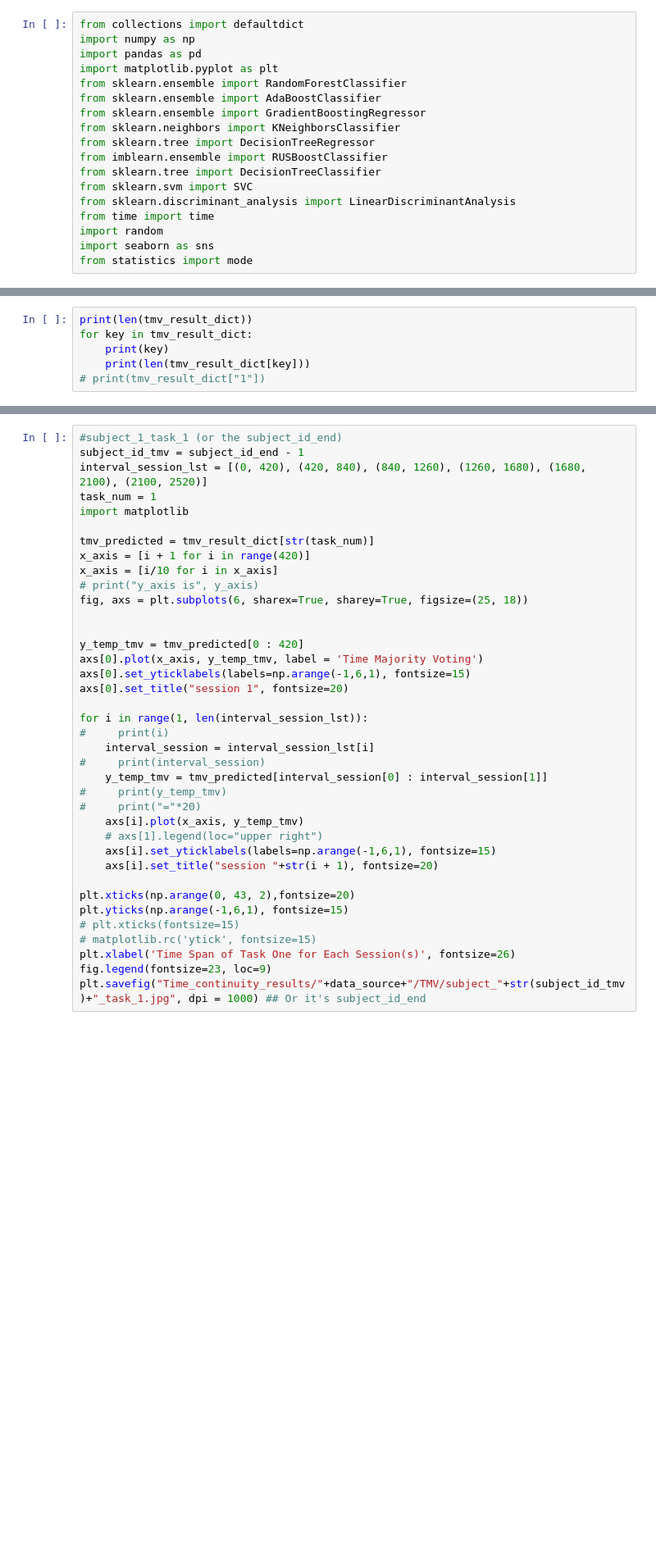
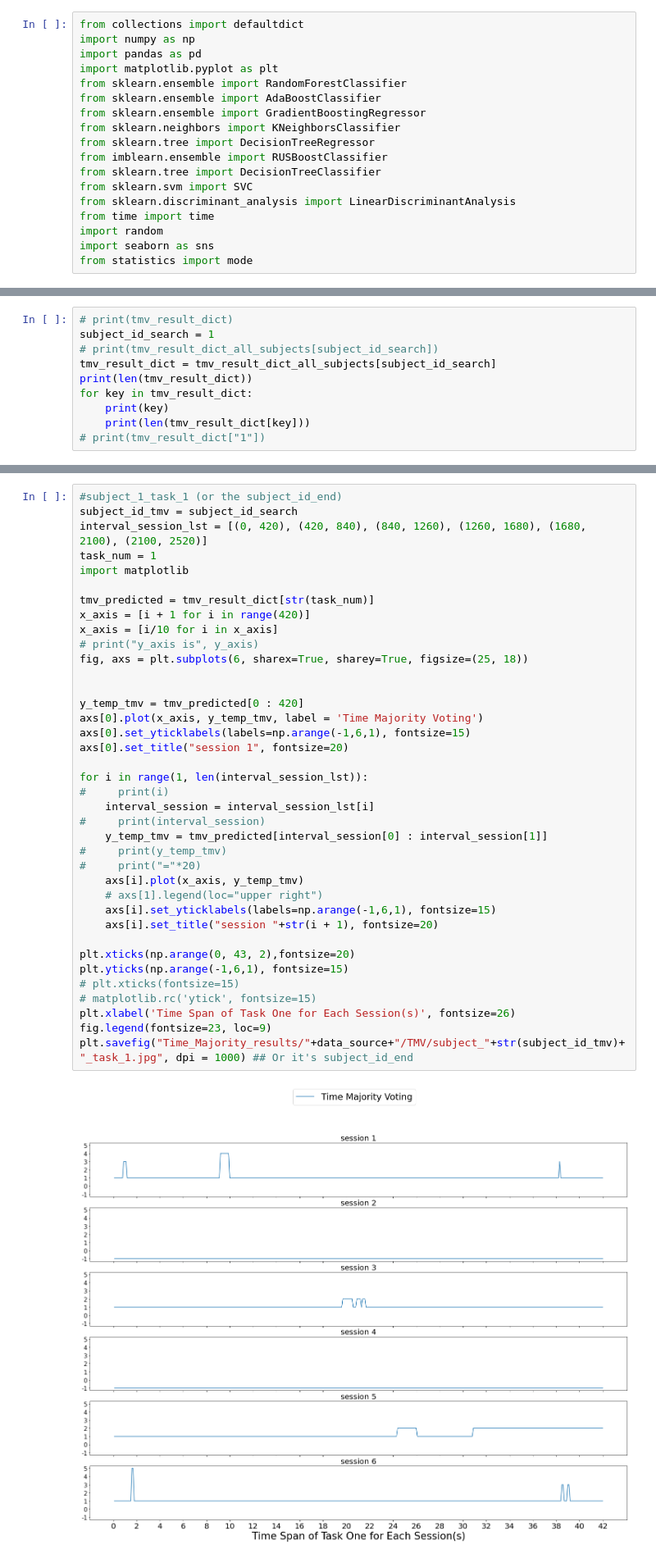
Before and after one commit to guangyaodou/Time_Majority_Voting, a Jupyter notebook: Time_majority_algorithm.ipynb, the cells around one changed output, grey strips where cells are left out. Shown at 82% size. Saved outputs shown, nothing was run; the diff lists cells and outputs as text; blank space fills up the shorter version.

```diff
--- a/Time_majority_algorithm.ipynb
+++ b/Time_majority_algorithm.ipynb
@@ -743,4 +1014,8 @@ df_data
 # %%
+# print(tmv_result_dict)
+subject_id_search = 1
+# print(tmv_result_dict_all_subjects[subject_id_search])
+tmv_result_dict = tmv_result_dict_all_subjects[subject_id_search]
 print(len(tmv_result_dict))
 for key in tmv_result_dict:
     print(key)
@@ -749,6 +1036,6 @@ for key in tmv_result_dict:
 # %%
 #subject_1_task_1 (or the subject_id_end)
-subject_id_tmv = subject_id_end - 1
+subject_id_tmv = subject_id_search
 interval_session_lst = [(0, 420), (420, 840), (840, 1260), (1260, 1680), (1680, 2100), (2100, 2520)]
 task_num = 1
 import matplotlib
@@ -756,34 +1043,36 @@ import matplotlib
 tmv_predicted = tmv_result_dict[str(task_num)]
 x_axis = [i + 1 for i in range(420)]
 x_axis = [i/10 for i in x_axis]
 # print("y_axis is", y_axis)
 fig, axs = plt.subplots(6, sharex=True, sharey=True, figsize=(25, 18))
 
 
 y_temp_tmv = tmv_predicted[0 : 420]
 axs[0].plot(x_axis, y_temp_tmv, label = 'Time Majority Voting')
 axs[0].set_yticklabels(labels=np.arange(-1,6,1), fontsize=15)
 axs[0].set_title("session 1", fontsize=20)
 
 for i in range(1, len(interval_session_lst)):
 #     print(i)
     interval_session = interval_session_lst[i]
 #     print(interval_session)
     y_temp_tmv = tmv_predicted[interval_session[0] : interval_session[1]]
 #     print(y_temp_tmv)
 #     print("="*20)
     axs[i].plot(x_axis, y_temp_tmv)
     # axs[1].legend(loc="upper right")
     axs[i].set_yticklabels(labels=np.arange(-1,6,1), fontsize=15)
     axs[i].set_title("session "+str(i + 1), fontsize=20)
 
 plt.xticks(np.arange(0, 43, 2),fontsize=20)
 plt.yticks(np.arange(-1,6,1), fontsize=15)
 # plt.xticks(fontsize=15)
 # matplotlib.rc('ytick', fontsize=15)
 plt.xlabel('Time Span of Task One for Each Session(s)', fontsize=26)
 fig.legend(fontsize=23, loc=9)
-plt.savefig("Time_continuity_results/"+data_source+"/TMV/subject_"+str(subject_id_tmv)+"_task_1.jpg", dpi = 1000) ## Or it's subject_id_end
+plt.savefig("Time_Majority_results/"+data_source+"/TMV/subject_"+str(subject_id_tmv)+"_task_1.jpg", dpi = 1000) ## Or it's subject_id_end
+# %% [output]
+[figure, added]
 # %%
 # draw heatmap
 print("the length of the tmv_result_dict is", len(tmv_result_dict))
```
Also changed, not shown: parts of 19 cells of this notebook.
